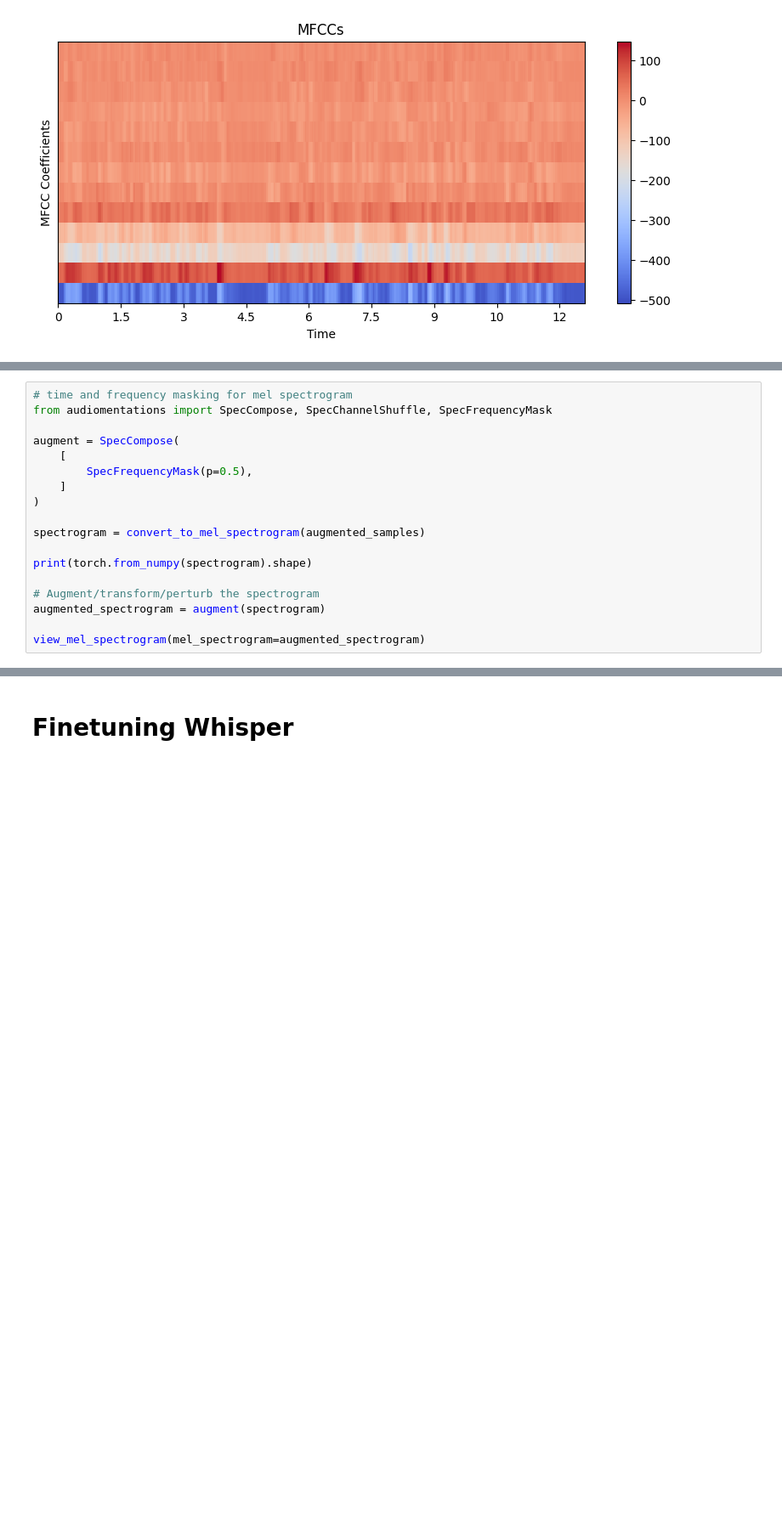
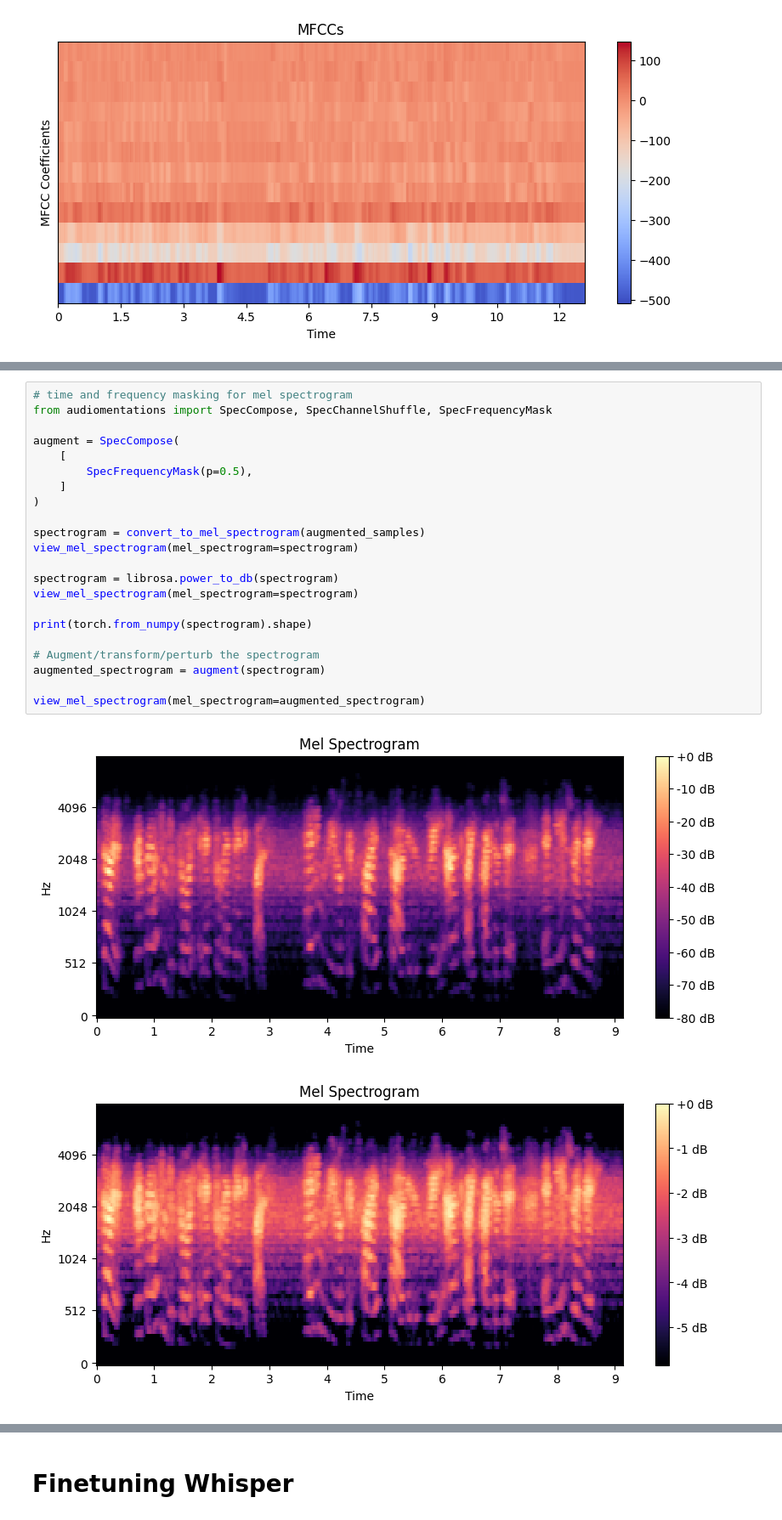
Before and after one commit to ShermanNovak/til-24-base, a Jupyter notebook: asr/trying_out_things.ipynb, the cells around one changed output, grey strips where cells are left out. Shown at 85% size. Drawn from its saved outputs; the diff is of its cells as text; blank space fills up the shorter version.

```diff
--- a/asr/trying_out_things.ipynb
+++ b/asr/trying_out_things.ipynb
@@ -184,20 +204,26 @@ torch.Size([146286])
 # %%
 # time and frequency masking for mel spectrogram
 from audiomentations import SpecCompose, SpecChannelShuffle, SpecFrequencyMask
 
 augment = SpecCompose(
     [
         SpecFrequencyMask(p=0.5),
     ]
 )
 
 spectrogram = convert_to_mel_spectrogram(augmented_samples)
+view_mel_spectrogram(mel_spectrogram=spectrogram)
+
+spectrogram = librosa.power_to_db(spectrogram)
+view_mel_spectrogram(mel_spectrogram=spectrogram)
 
 print(torch.from_numpy(spectrogram).shape)
 
 # Augment/transform/perturb the spectrogram
 augmented_spectrogram = augment(spectrogram)
 
 view_mel_spectrogram(mel_spectrogram=augmented_spectrogram)
 # %% [output]
+[figure, new version]
+[figure, added]
 torch.Size([80, 286])
```
Also changed, not shown: parts of 3 cells of this notebook, 5 other files.
